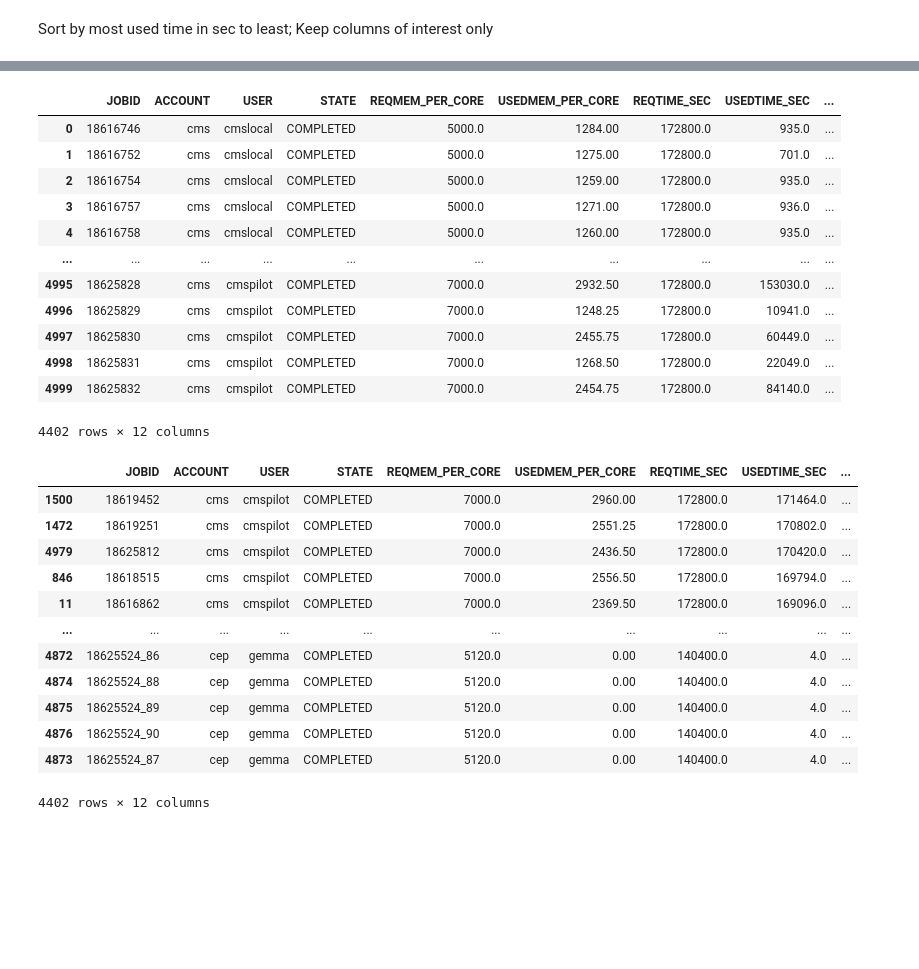
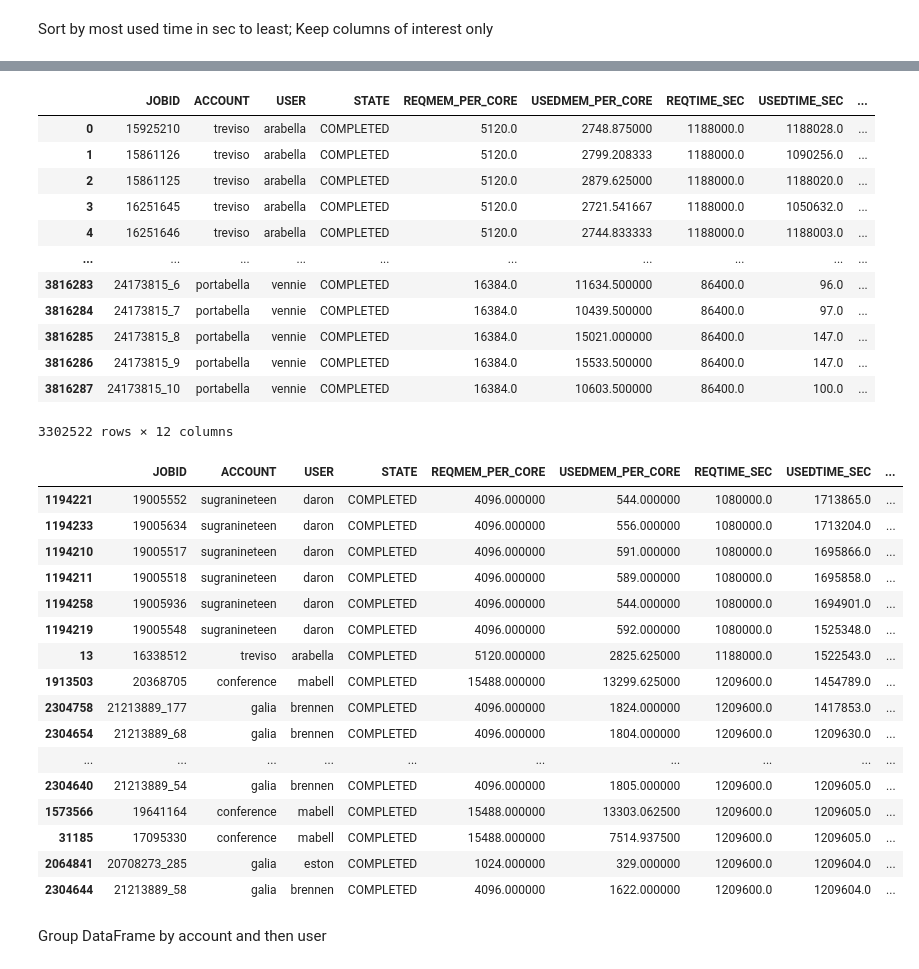
Before and after one commit to nss-data-science-cohort-4/dq2-accre-valkyries, a Jupyter notebook: notebooks/ONR_ACCRE_Q4_analysis.ipynb, the cells around one changed output, grey strips where cells are left out. Drawn from its saved outputs; the diff is of its cells as text; code cells hidden in the pictures; blank space fills up the shorter version.

```diff
--- a/notebooks/ONR_ACCRE_Q4_analysis.ipynb
+++ b/notebooks/ONR_ACCRE_Q4_analysis.ipynb
@@ -23,6 +26,6 @@ To do:
 -focus on "production" partitions (but if there's time, look at others as well)
 -compare required time to used time and completed jobs to failed jobs; is there a buffer around run time? does the job cancel the second that used time exceeded required time?
 # %%
-accre = pd.read_csv('../data/accre-jobs-2020-clean.csv', nrows=5000)
+accre = pd.read_csv('../data/accre-jobs-2020-clean.csv')
 # %%
 accre.head()
@@ -56,3 +67,5 @@ accre_prod_only
+# %%
+accre_prod_cplt_only = accre_prod_only[accre.STATE == 'COMPLETED']
 # %% [markdown]
 Sort by most used time in sec to least;
 Keep columns of interest only
@@ -75,35 +88,42 @@ accre_prod_only.sort_values('USEDTIME_SEC' , ascending=False)
 # %%
 # df1 = df[['a','d']]
-accre_prod_coi = accre_prod_only[['JOBID', 'ACCOUNT', 'USER', 'STATE', 'REQMEM_PER_CORE', 'USEDMEM_PER_CORE', 'REQTIME_SEC', 'USEDTIME_SEC', 'NODES', 'CPUS', 'PARTITION', 'NODELIST']]
+accre_prod_coi = accre_prod_cplt_only[['JOBID', 'ACCOUNT', 'USER', 'STATE', 'REQMEM_PER_CORE', 'USEDMEM_PER_CORE', 'REQTIME_SEC', 'USEDTIME_SEC', 'NODES', 'CPUS', 'PARTITION', 'NODELIST']]
 # %%
 accre_prod_coi
 # %% [output]
 |  | JOBID | ACCOUNT | USER | STATE | REQMEM_PER_CORE | USEDMEM_PER_CORE | REQTIME_SEC | USEDTIME_SEC | ... |
-| 0 | 18616746 | cms | cmslocal | COMPLETED | 5000.0 | 1284.00 | 172800.0 | 935.0 | ... |
-| 1 | 18616752 | cms | cmslocal | COMPLETED | 5000.0 | 1275.00 | 172800.0 | 701.0 | ... |
-| 2 | 18616754 | cms | cmslocal | COMPLETED | 5000.0 | 1259.00 | 172800.0 | 935.0 | ... |
-| 3 | 18616757 | cms | cmslocal | COMPLETED | 5000.0 | 1271.00 | 172800.0 | 936.0 | ... |
-| 4 | 18616758 | cms | cmslocal | COMPLETED | 5000.0 | 1260.00 | 172800.0 | 935.0 | ... |
+| 0 | 15925210 | treviso | arabella | COMPLETED | 5120.0 | 2748.875000 | 1188000.0 | 1188028.0 | ... |
+| 1 | 15861126 | treviso | arabella | COMPLETED | 5120.0 | 2799.208333 | 1188000.0 | 1090256.0 | ... |
+| 2 | 15861125 | treviso | arabella | COMPLETED | 5120.0 | 2879.625000 | 1188000.0 | 1188020.0 | ... |
+| 3 | 16251645 | treviso | arabella | COMPLETED | 5120.0 | 2721.541667 | 1188000.0 | 1050632.0 | ... |
+| 4 | 16251646 | treviso | arabella | COMPLETED | 5120.0 | 2744.833333 | 1188000.0 | 1188003.0 | ... |
 | ... | ... | ... | ... | ... | ... | ... | ... | ... | ... |
-| 4995 | 18625828 | cms | cmspilot | COMPLETED | 7000.0 | 2932.50 | 172800.0 | 153030.0 | ... |
-| 4996 | 18625829 | cms | cmspilot | COMPLETED | 7000.0 | 1248.25 | 172800.0 | 10941.0 | ... |
-| 4997 | 18625830 | cms | cmspilot | COMPLETED | 7000.0 | 2455.75 | 172800.0 | 60449.0 | ... |
-| 4998 | 18625831 | cms | cmspilot | COMPLETED | 7000.0 | 1268.50 | 172800.0 | 22049.0 | ... |
-| 4999 | 18625832 | cms | cmspilot | COMPLETED | 7000.0 | 2454.75 | 172800.0 | 84140.0 | ... |
+| 3816283 | 24173815_6 | portabella | vennie | COMPLETED | 16384.0 | 11634.500000 | 86400.0 | 96.0 | ... |
+| 3816284 | 24173815_7 | portabella | vennie | COMPLETED | 16384.0 | 10439.500000 | 86400.0 | 97.0 | ... |
+| 3816285 | 24173815_8 | portabella | vennie | COMPLETED | 16384.0 | 15021.000000 | 86400.0 | 147.0 | ... |
+| 3816286 | 24173815_9 | portabella | vennie | COMPLETED | 16384.0 | 15533.500000 | 86400.0 | 147.0 | ... |
+| 3816287 | 24173815_10 | portabella | vennie | COMPLETED | 16384.0 | 10603.500000 | 86400.0 | 100.0 | ... |
-4402 rows × 12 columns
+3302522 rows × 12 columns
 # %%
-accre_prod_coi.sort_values('USEDTIME_SEC' , ascending=False)
+accre_prod_coi = accre_prod_coi.sort_values('USEDTIME_SEC', ascending=False).head(100)
+accre_prod_coi.head(100)
 # %% [output]
 |  | JOBID | ACCOUNT | USER | STATE | REQMEM_PER_CORE | USEDMEM_PER_CORE | REQTIME_SEC | USEDTIME_SEC | ... |
-| 1500 | 18619452 | cms | cmspilot | COMPLETED | 7000.0 | 2960.00 | 172800.0 | 171464.0 | ... |
-| 1472 | 18619251 | cms | cmspilot | COMPLETED | 7000.0 | 2551.25 | 172800.0 | 170802.0 | ... |
-| 4979 | 18625812 | cms | cmspilot | COMPLETED | 7000.0 | 2436.50 | 172800.0 | 170420.0 | ... |
-| 846 | 18618515 | cms | cmspilot | COMPLETED | 7000.0 | 2556.50 | 172800.0 | 169794.0 | ... |
-| 11 | 18616862 | cms | cmspilot | COMPLETED | 7000.0 | 2369.50 | 172800.0 | 169096.0 | ... |
+| 1194221 | 19005552 | sugranineteen | daron | COMPLETED | 4096.000000 | 544.000000 | 1080000.0 | 1713865.0 | ... |
+| 1194233 | 19005634 | sugranineteen | daron | COMPLETED | 4096.000000 | 556.000000 | 1080000.0 | 1713204.0 | ... |
+| 1194210 | 19005517 | sugranineteen | daron | COMPLETED | 4096.000000 | 591.000000 | 1080000.0 | 1695866.0 | ... |
+| 1194211 | 19005518 | sugranineteen | daron | COMPLETED | 4096.000000 | 589.000000 | 1080000.0 | 1695858.0 | ... |
+| 1194258 | 19005936 | sugranineteen | daron | COMPLETED | 4096.000000 | 544.000000 | 1080000.0 | 1694901.0 | ... |
+| 1194219 | 19005548 | sugranineteen | daron | COMPLETED | 4096.000000 | 592.000000 | 1080000.0 | 1525348.0 | ... |
+| 13 | 16338512 | treviso | arabella | COMPLETED | 5120.000000 | 2825.625000 | 1188000.0 | 1522543.0 | ... |
+| 1913503 | 20368705 | conference | mabell | COMPLETED | 15488.000000 | 13299.625000 | 1209600.0 | 1454789.0 | ... |
+| 2304758 | 21213889_177 | galia | brennen | COMPLETED | 4096.000000 | 1824.000000 | 1209600.0 | 1417853.0 | ... |
+| 2304654 | 21213889_68 | galia | brennen | COMPLETED | 4096.000000 | 1804.000000 | 1209600.0 | 1209630.0 | ... |
 | ... | ... | ... | ... | ... | ... | ... | ... | ... | ... |
-| 4872 | 18625524_86 | cep | gemma | COMPLETED | 5120.0 | 0.00 | 140400.0 | 4.0 | ... |
-| 4874 | 18625524_88 | cep | gemma | COMPLETED | 5120.0 | 0.00 | 140400.0 | 4.0 | ... |
-| 4875 | 18625524_89 | cep | gemma | COMPLETED | 5120.0 | 0.00 | 140400.0 | 4.0 | ... |
-| 4876 | 18625524_90 | cep | gemma | COMPLETED | 5120.0 | 0.00 | 140400.0 | 4.0 | ... |
-| 4873 | 18625524_87 | cep | gemma | COMPLETED | 5120.0 | 0.00 | 140400.0 | 4.0 | ... |
+| 2304640 | 21213889_54 | galia | brennen | COMPLETED | 4096.000000 | 1805.000000 | 1209600.0 | 1209605.0 | ... |
+| 1573566 | 19641164 | conference | mabell | COMPLETED | 15488.000000 | 13303.062500 | 1209600.0 | 1209605.0 | ... |
+| 31185 | 17095330 | conference | mabell | COMPLETED | 15488.000000 | 7514.937500 | 1209600.0 | 1209605.0 | ... |
+| 2064841 | 20708273_285 | galia | eston | COMPLETED | 1024.000000 | 329.000000 | 1209600.0 | 1209604.0 | ... |
+| 2304644 | 21213889_58 | galia | brennen | COMPLETED | 4096.000000 | 1622.000000 | 1209600.0 | 1209604.0 | ... |
-4402 rows × 12 columns
+# %% [markdown]
+Group DataFrame by account and then user
```
Also changed, not shown: parts of 26 cells of this notebook, 1 other file.
